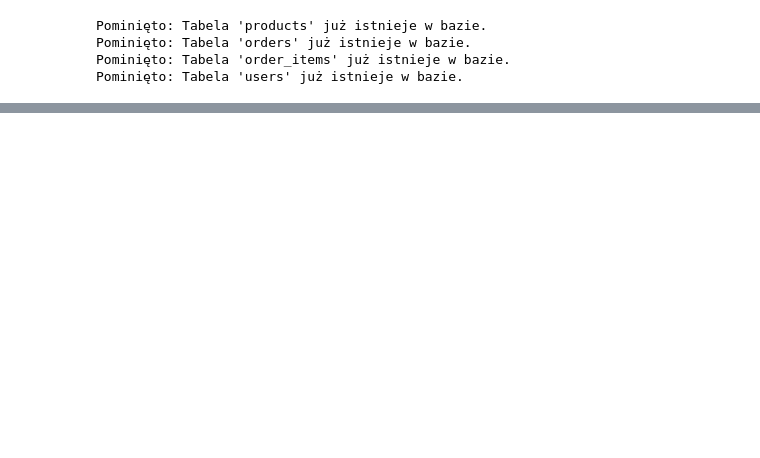
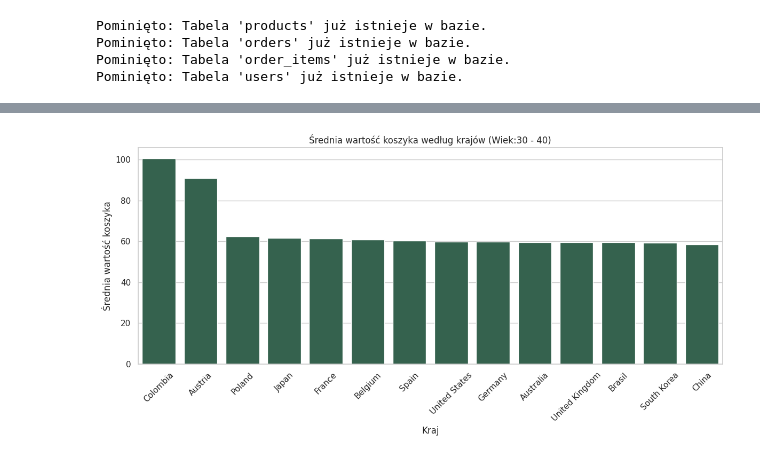
Before and after one commit to MikolajZagojski/Projekt_analiza_ecommerce, a Jupyter notebook: projekt.ipynb, the cells around one changed output, grey strips where cells are left out. Saved outputs shown, nothing was run; the diff lists cells and outputs as text; code cells hidden in the pictures; blank space fills up the shorter version.

```diff
--- a/projekt.ipynb
+++ b/projekt.ipynb
@@ -77,0 +89,29 @@ df_proste
+# %%
+def analyze_average_order_value(engine,min_age,max_age):
+
+    query =f"""
+    SELECT
+        u.country AS kraj,
+        ROUND(AVG(oi.sale_price)::numeric,2) AS srednia_wartosc_koszyka
+    FROM users AS u
+    JOIN order_items AS oi ON u.id = oi.user_id
+    WHERE u.age BETWEEN {min_age} AND {max_age}
+    GROUP BY u.country
+    ORDER BY srednia_wartosc_koszyka DESC
+    """
+
+    df = pd.read_sql(query, engine)
+
+    plt.figure(figsize=(12,6))
+    sns.barplot(x='kraj', y='srednia_wartosc_koszyka', data=df, color='#2d6a4f')
+
+    plt.title(f'Średnia wartość koszyka według krajów (Wiek:{min_age} - {max_age})')
+    plt.xlabel('Kraj')
+    plt.ylabel('Średnia wartość koszyka')
+    plt.xticks(rotation=45)
+    plt.tight_layout()
+    plt.show()
+
+analyze_average_order_value(engine,30,40)
+# %% [output]
+[figure, added]
```
Also changed, not shown: parts of 5 cells of this notebook, 1 other file.
